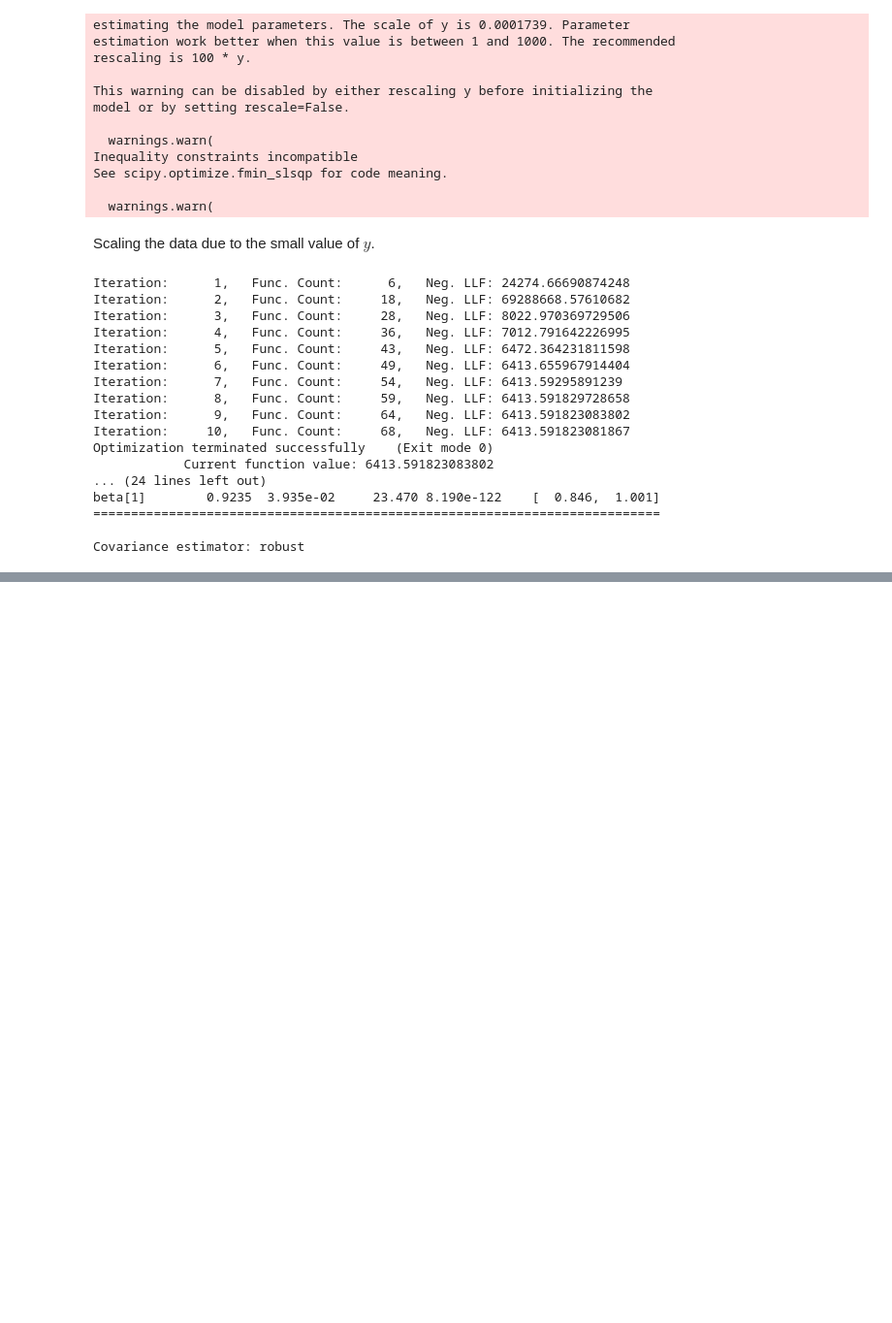
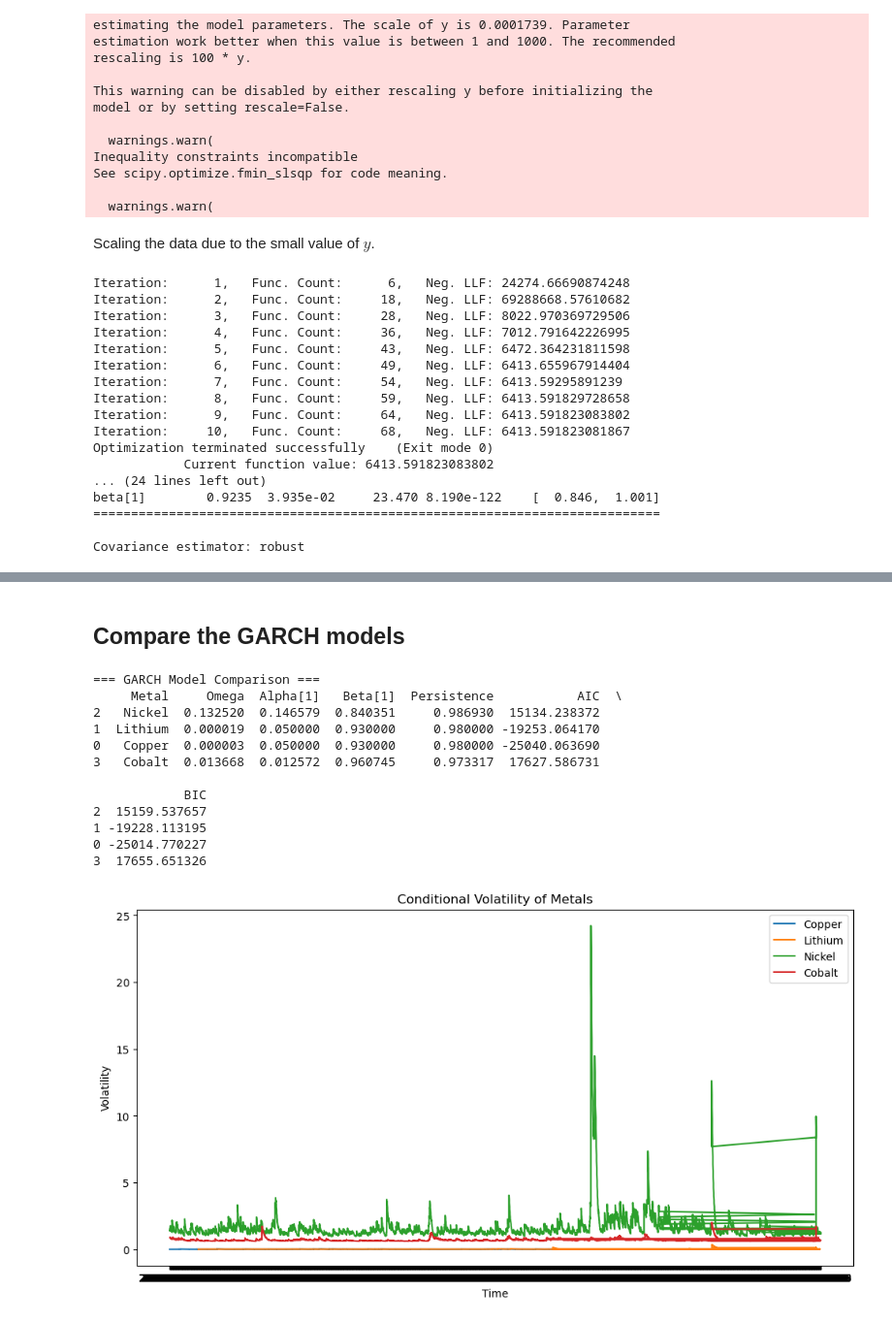
Before and after one commit to Doosheck/metals, a Jupyter notebook: GARCH.ipynb, the cells around one changed output, grey strips where cells are left out. Shown at 97% size. Saved outputs shown, nothing was run; the diff lists cells and outputs as text; code cells hidden in the pictures; blank space fills up the shorter version.

Commit message:
Basic GARCH models comparison

```diff
--- a/GARCH.ipynb
+++ b/GARCH.ipynb
@@ -82,0 +85,4 @@ Covariance estimator: robust
+# %%
+lithium_garch = arch_model(lithium_returns, vol='Garch', p=1, q=1)
+lithium_results = lithium_garch.fit()
+print(lithium_results.summary())
@@ -82,0 +142,5 @@ Covariance estimator: robust
+# %%
+nickel_returns_scaled = nickel_returns * 100
+nickel_garch = arch_model(nickel_returns_scaled, vol='Garch', p=1, q=1)
+nickel_results = nickel_garch.fit()
+print(nickel_results.summary())
@@ -82,0 +167,5 @@ Covariance estimator: robust
+# %%
+cobalt_returns_scaled = cobalt_returns * 100
+cobalt_garch = arch_model(cobalt_returns_scaled, vol='Garch', p=1, q=1)
+cobalt_results = cobalt_garch.fit()
+print(cobalt_results.summary())
@@ -82,0 +190,58 @@ Covariance estimator: robust
+# %% [markdown]
+## Compare the GARCH models
+# %%
+models = {
+    "Copper": copper_results,
+    "Lithium": lithium_results,
+    "Nickel": nickel_results,
+    "Cobalt": cobalt_results
+}
+
+# Extract key parameters
+summary_data = []
+for name, model in models.items():
+    params = model.params
+    alpha_1 = params.get("alpha[1]", None)
+    beta_1 = params.get("beta[1]", None)
+    omega = params.get("omega", None)
+    persistence = (alpha_1 or 0) + (beta_1 or 0)  # Sum alpha + beta
+    aic = model.aic
+    bic = model.bic
+
+    summary_data.append([name, omega, alpha_1, beta_1, persistence, aic, bic])
+
+# Create a DataFrame for better visualization
+columns = ["Metal", "Omega", "Alpha[1]", "Beta[1]", "Persistence", "AIC", "BIC"]
+summary_df = pd.DataFrame(summary_data, columns=columns)
+
+# Sort by persistence (higher means more volatile memory)
+summary_df = summary_df.sort_values(by="Persistence", ascending=False)
+
+# Print model comparison
+print("\n=== GARCH Model Comparison ===")
+print(summary_df)
+
+# Plot conditional volatility
+plt.figure(figsize=(12, 6))
+for name, model in models.items():
+    plt.plot(model.conditional_volatility, label=name)
+
+plt.title("Conditional Volatility of Metals")
+plt.xlabel("Time")
+plt.ylabel("Volatility")
+plt.legend()
+plt.show()
+# %% [output]
+=== GARCH Model Comparison ===
+     Metal     Omega  Alpha[1]   Beta[1]  Persistence           AIC  \
+2   Nickel  0.132520  0.146579  0.840351     0.986930  15134.238372
+1  Lithium  0.000019  0.050000  0.930000     0.980000 -19253.064170
+0   Copper  0.000003  0.050000  0.930000     0.980000 -25040.063690
+3   Cobalt  0.013668  0.012572  0.960745     0.973317  17627.586731
+
+            BIC
+2  15159.537657
+1 -19228.113195
+0 -25014.770227
+3  17655.651326
+[figure, added]
```
Also changed, not shown: parts of 8 cells of this notebook.
